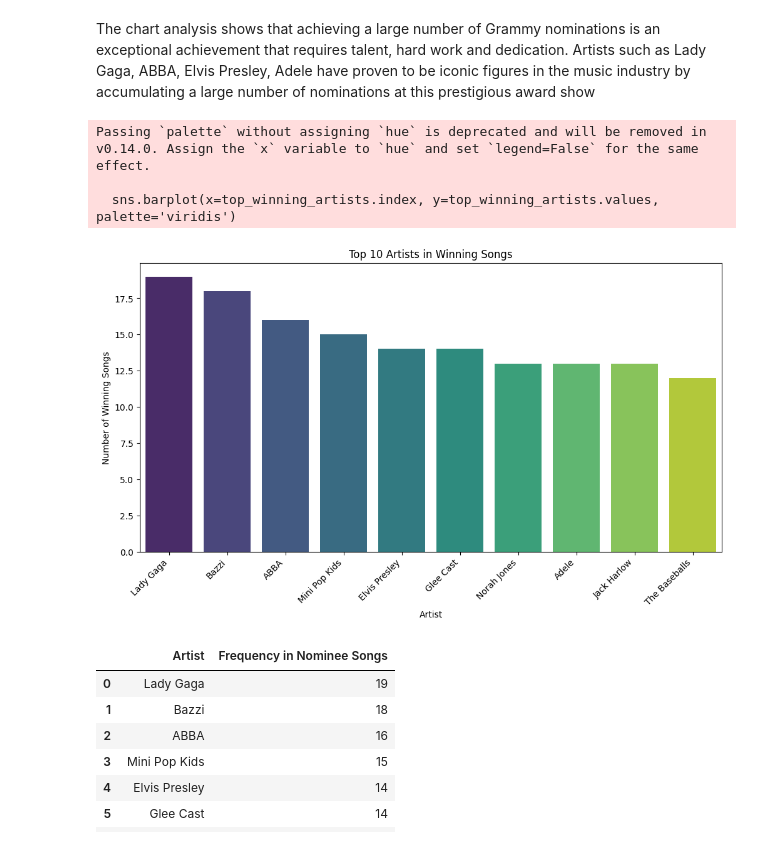
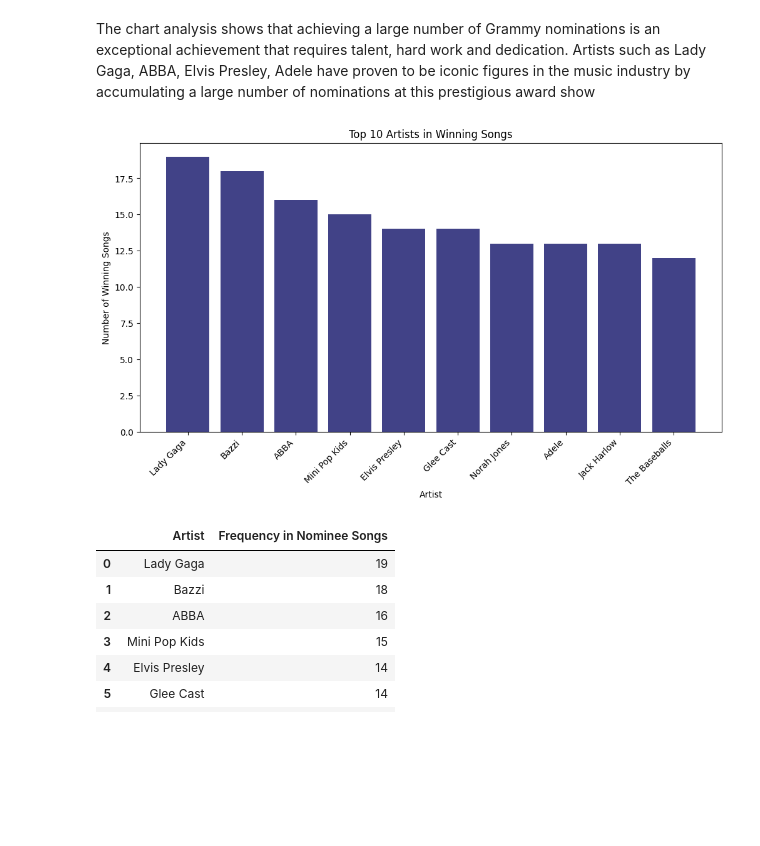
Before and after one commit to MarianaMera12/Workshop-2, a Jupyter notebook: EDA_Notebooks/03_Merge.ipynb, the cells around one changed output. Saved outputs shown, nothing was run; the diff lists cells and outputs as text; code cells hidden in the pictures; blank space fills up the shorter version.

```diff
--- a/EDA_Notebooks/03_Merge.ipynb
+++ b/EDA_Notebooks/03_Merge.ipynb
@@ -194,22 +195,24 @@ plt.show()
 The chart analysis shows that achieving a large number of Grammy nominations is an exceptional achievement that requires talent, hard work and dedication. Artists such as Lady Gaga, ABBA, Elvis Presley, Adele have proven to be iconic figures in the music industry by accumulating a large number of nominations at this prestigious award show
 # %%
 winning_artists = df[df['grammy_nominee'] == 1]['artists'].value_counts()
-non_winning_artists = df[df['grammy_nominee'] == 0]['artists'].value_counts()
-
 top_winning_artists = winning_artists.head(10)
 
+values = top_winning_artists.values
+labels = top_winning_artists.index
+
+color_index = 50
+color = plt.cm.viridis(color_index)
+
+
 plt.figure(figsize=(12, 6))
-sns.barplot(x=top_winning_artists.index, y=top_winning_artists.values, palette='viridis')
+bars = plt.bar(labels, values, color=color)
 plt.title('Top 10 Artists in Winning Songs')
 plt.xlabel('Artist')
 plt.ylabel('Number of Winning Songs')
 plt.xticks(rotation=45, ha='right')
 plt.show()
 # %% [output]
-Passing `palette` without assigning `hue` is deprecated and will be removed in v0.14.0. Assign the `x` variable to `hue` and set `legend=False` for the same effect.
-
-  sns.barplot(x=top_winning_artists.index, y=top_winning_artists.values, palette='viridis')
-[figure, old version]
+[figure, new version]
 # %%
 winners = df[df['grammy_nominee'] == 1]
 
```
Also changed, not shown: parts of 1 cell of this notebook, 1 other file.
